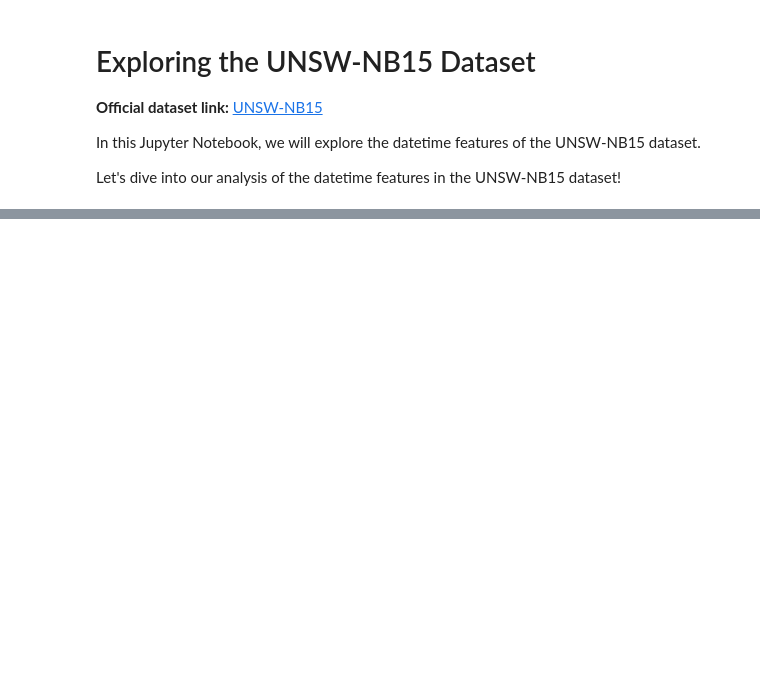
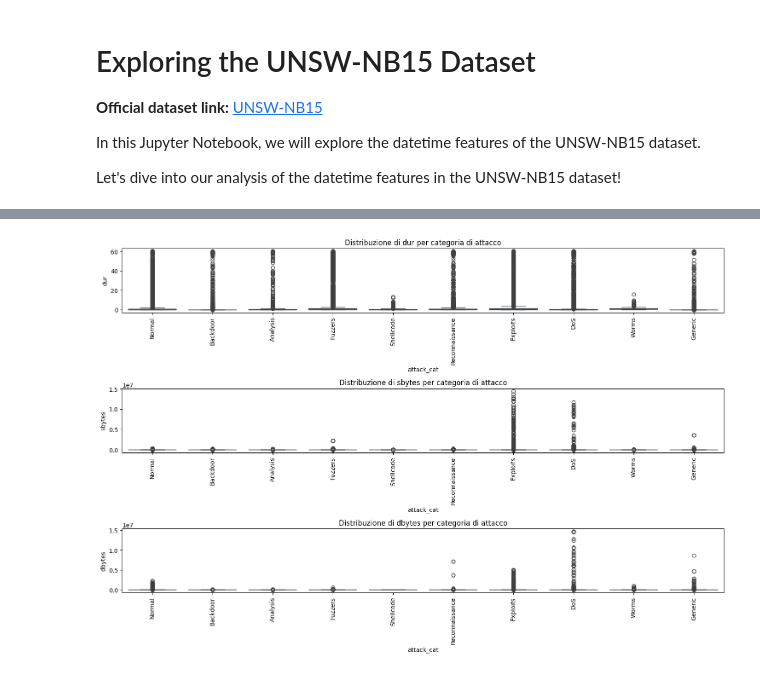
Before and after one commit to micheleguidaa/som-for-ids2, a Jupyter notebook: Exploring UNSW-NB15/Exploring_UNSW-NB15_Dataset.ipynb, the cells around one changed output, grey strips where cells are left out. Cells and saved outputs as stored; diff of their text form; code cells hidden in the pictures; blank space fills up the shorter version.

```diff
--- a/Exploring UNSW-NB15/Exploring_UNSW-NB15_Dataset.ipynb
+++ b/Exploring UNSW-NB15/Exploring_UNSW-NB15_Dataset.ipynb
@@ -74,0 +91,15 @@ df_dataset["Label"].value_counts()
+# %%
+# Visualizzazione della distribuzione di alcune caratteristiche chiave per ciascuna categoria di attacco
+features_to_plot = ['dur', 'sbytes', 'dbytes']
+
+plt.figure(figsize=(15, 10))
+for i, feature in enumerate(features_to_plot, 1):
+    plt.subplot(len(features_to_plot), 1, i)
+    sns.boxplot(x='attack_cat', y=feature, data=df)
+    plt.title(f'Distribuzione di {feature} per categoria di attacco')
+    plt.xticks(rotation=90)
+
+plt.tight_layout()
+plt.show()
+# %% [output]
+[figure, added]
```
Also changed, not shown: parts of 19 cells of this notebook, 5 other files.
